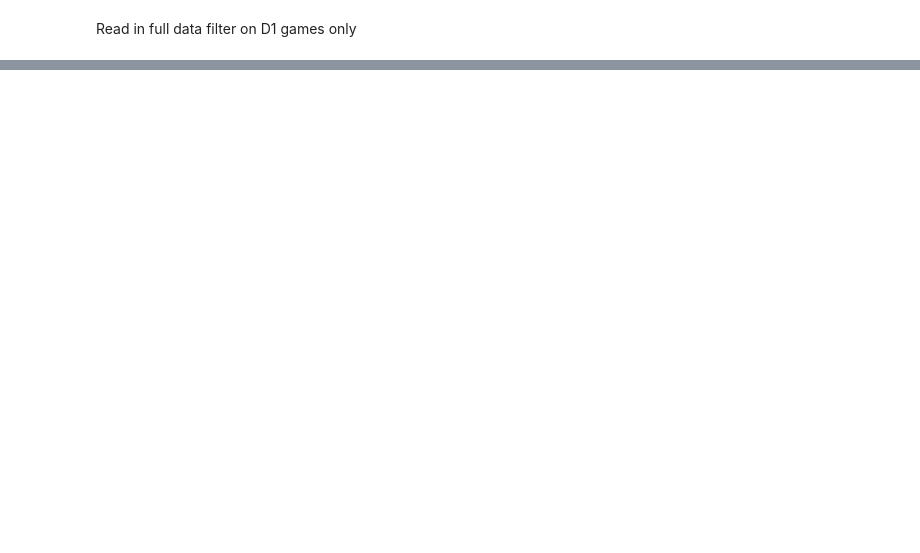
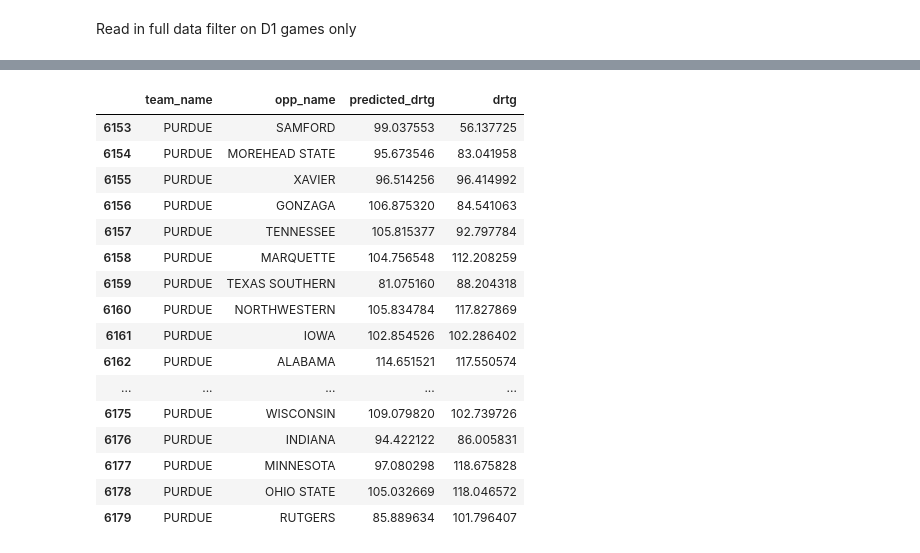
Before and after one commit to fmathews11/Adjusting_Basketball_Stats, a Jupyter notebook: Creating_Adjusted_Stats.ipynb, the cells around one changed output, grey strips where cells are left out. Cells and saved outputs as stored; diff of their text form; code cells hidden in the pictures; blank space fills up the shorter version.

```diff
--- a/Creating_Adjusted_Stats.ipynb
+++ b/Creating_Adjusted_Stats.ipynb
@@ -59,6 +97,29 @@ games_df['predicted_pace'] = hub.pace_regression.predict(games_df.iloc[:,:725])
 games_df['actual_pace'] = y_df.pace
 games_df['actual_nrtg'] = games_df.actual_ortg - games_df.actual_drtg
 games_df['predicted_nrtg'] = games_df.predicted_ortg - games_df.predicted_drtg
+# %%
+games_df['ui'] = metrics_df.ui
+
+df_to_merge = games_df[[i for i in games_df.columns if (i.startswith('pred')  or i == 'ui')]].copy()
+metrics_df.merge(df_to_merge,on = 'ui').query('team_name == "PURDUE"')[['team_name','opp_name','predicted_drtg','drtg']]
+# %% [output]
+|  | team_name | opp_name | predicted_drtg | drtg |
+| 6153 | PURDUE | SAMFORD | 99.037553 | 56.137725 |
+| 6154 | PURDUE | MOREHEAD STATE | 95.673546 | 83.041958 |
+| 6155 | PURDUE | XAVIER | 96.514256 | 96.414992 |
+| 6156 | PURDUE | GONZAGA | 106.875320 | 84.541063 |
+| 6157 | PURDUE | TENNESSEE | 105.815377 | 92.797784 |
+| 6158 | PURDUE | MARQUETTE | 104.756548 | 112.208259 |
+| 6159 | PURDUE | TEXAS SOUTHERN | 81.075160 | 88.204318 |
+| 6160 | PURDUE | NORTHWESTERN | 105.834784 | 117.827869 |
+| 6161 | PURDUE | IOWA | 102.854526 | 102.286402 |
+| 6162 | PURDUE | ALABAMA | 114.651521 | 117.550574 |
+| ... | ... | ... | ... | ... |
+| 6175 | PURDUE | WISCONSIN | 109.079820 | 102.739726 |
+| 6176 | PURDUE | INDIANA | 94.422122 | 86.005831 |
+| 6177 | PURDUE | MINNESOTA | 97.080298 | 118.675828 |
+| 6178 | PURDUE | OHIO STATE | 105.032669 | 118.046572 |
+| 6179 | PURDUE | RUTGERS | 85.889634 | 101.796407 |
 # %%
 import seaborn as sns
 import matplotlib.pyplot as plt
```
Also changed, not shown: parts of 9 cells of this notebook.
